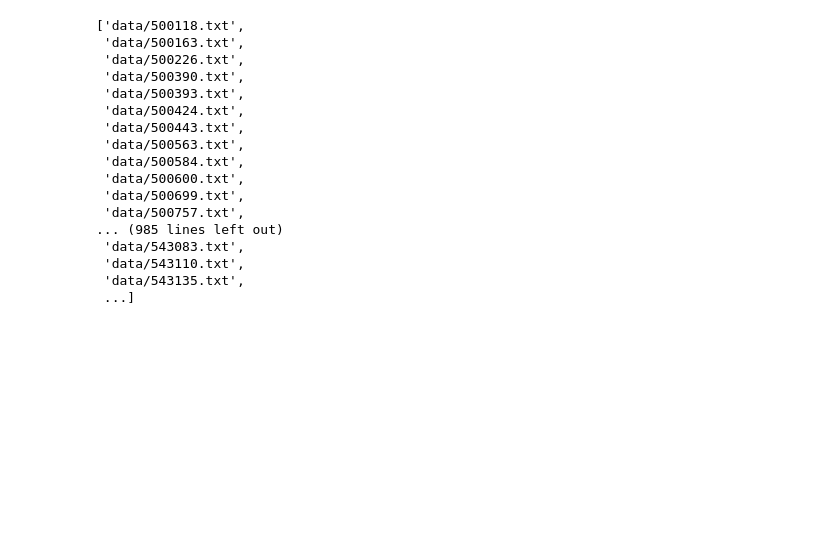
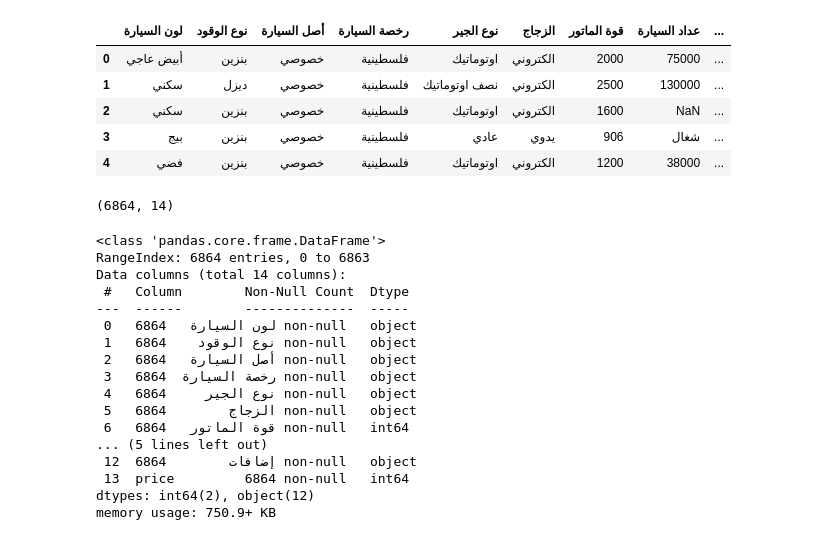
Before and after one commit to Reema-Khaseeb/car-price-prediction, a Jupyter notebook: car_price_prediction.ipynb, the cells around one changed output. Saved outputs shown, nothing was run; the diff lists cells and outputs as text; code cells hidden in the pictures; blank space fills up the shorter version.

```diff
--- a/car_price_prediction.ipynb
+++ b/car_price_prediction.ipynb
@@ -32,20 +0,0 @@ for indx, file_path in enumerate(valid_files):
-# %%
-valid_files
-# %% [output]
-['data/500118.txt',
- 'data/500163.txt',
- 'data/500226.txt',
- 'data/500390.txt',
- 'data/500393.txt',
- 'data/500424.txt',
- 'data/500443.txt',
- 'data/500563.txt',
- 'data/500584.txt',
- 'data/500600.txt',
- 'data/500699.txt',
- 'data/500757.txt',
-... (985 lines left out)
- 'data/543083.txt',
- 'data/543110.txt',
- 'data/543135.txt',
- ...]
@@ -74,3 +12,38 @@ for file_path in valid_files:
+# %%
+dataset.head()
+# %% [output]
+|  | لون السيارة | نوع الوقود | أصل السيارة | رخصة السيارة | نوع الجير | الزجاج | قوة الماتور | عداد السيارة | ... |
+| 0 | أبيض عاجي | بنزين | خصوصي | فلسطينية | اوتوماتيك | الكتروني | 2000 | 75000 | ... |
+| 1 | سكني | ديزل | خصوصي | فلسطينية | نصف اوتوماتيك | الكتروني | 2500 | 130000 | ... |
+| 2 | سكني | بنزين | خصوصي | فلسطينية | اوتوماتيك | الكتروني | 1600 | NaN | ... |
+| 3 | بيج | بنزين | خصوصي | فلسطينية | عادي | يدوي | 906 | شغال | ... |
+| 4 | فضي | بنزين | خصوصي | فلسطينية | اوتوماتيك | الكتروني | 1200 | 38000 | ... |
+# %%
+# shape of the data
+dataset.shape
+# %% [output]
+(6864, 14)
+# %%
+# information about the data
+dataset.info()
+# %% [output]
+<class 'pandas.core.frame.DataFrame'>
+RangeIndex: 6864 entries, 0 to 6863
+Data columns (total 14 columns):
+ #   Column        Non-Null Count  Dtype
+---  ------        --------------  -----
+ 0   لون السيارة   6864 non-null   object
+ 1   نوع الوقود    6864 non-null   object
+ 2   أصل السيارة   6864 non-null   object
+ 3   رخصة السيارة  6864 non-null   object
+ 4   نوع الجير     6864 non-null   object
+ 5   الزجاج        6864 non-null   object
+ 6   قوة الماتور   6864 non-null   int64
+... (5 lines left out)
+ 12  إضافات        6864 non-null   object
+ 13  price         6864 non-null   int64
+dtypes: int64(2), object(12)
+memory usage: 750.9+ KB
 # %%
 dataset
 # %% [output]
```
Also changed, not shown: parts of 37 cells of this notebook, 7 other files.
